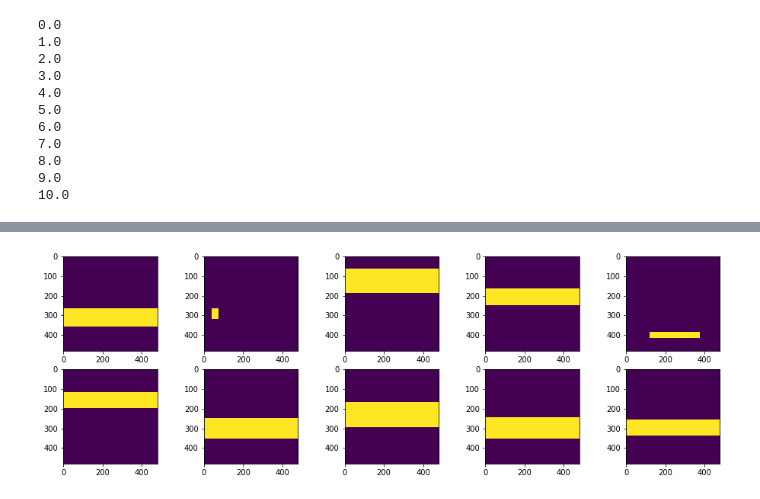
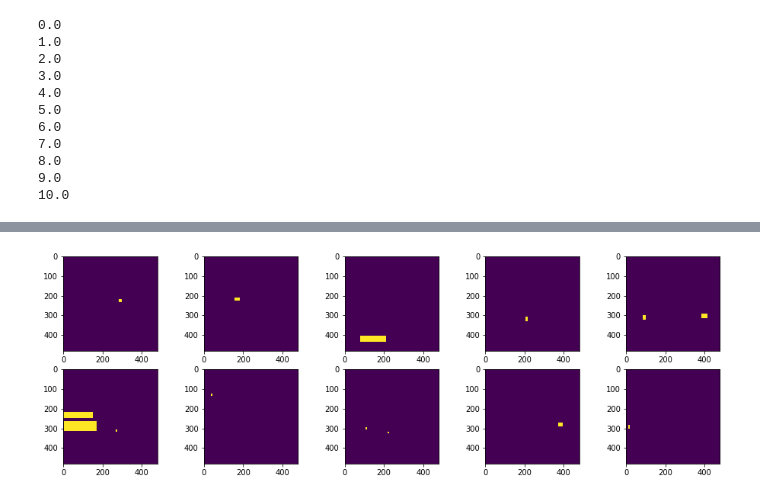
Before and after one commit to DaiyangLiu/mixed-project, a Jupyter notebook: lvcai-10-20/split-npy-pre1.ipynb, the cells around one changed output, grey strips where cells are left out. Cells and saved outputs as stored; diff of their text form; code cells hidden in the pictures.

```diff
--- a/lvcai-10-20/split-npy-pre1.ipynb
+++ b/lvcai-10-20/split-npy-pre1.ipynb
@@ -7,7 +7,7 @@ import matplotlib.pyplot as plt
 from sklearn.utils import shuffle
 %matplotlib inline
 # %%
-base_dir='F:/lvcai/guangdong_round2_train_20181011/squarenpy/'
+base_dir='F:/lvcai/guangdong_round2_train_20181011/sqaurenpy_withoutnormalize/'
 npy_list=os.listdir(base_dir)
 # %%
 npy_list
@@ -87,29 +87,9 @@ for  i in range(0,length,2):
 8.0
 9.0
 10.0
-# %%
-i=0
-X=np.load(base_dir+npy_list[i])
-Y=np.load(base_dir+npy_list[i+1])
-
-num = X.shape[0]
-tag = int(0.8*num)
-x,y = shuffle(X,Y,random_state=2019)
-
-x_train = x[:tag,:,:,:]
-x_val = x[tag:,:,:,:]
-
-y_train = y[:tag,:,:,:]
-y_val = y[tag:,:,:,:]
-
-np.save('F:/lvcai/guangdong_round2_train_20181011/splited-squrenpy/train/'+str( int(i/2))+'_X_train.npy',x_train)
-np.save('F:/lvcai/guangdong_round2_train_20181011/splited-squrenpy/val/'+str( int(i/2))+'_X_val.npy',x_val)
-
-np.save('F:/lvcai/guangdong_round2_train_20181011/splited-squrenpy/train/'+str( int(i/2))+'_Y_train.npy',y_train)
-np.save('F:/lvcai/guangdong_round2_train_20181011/splited-squrenpy/val/'+str( int(i/2))+'_Y_val.npy',y_val)
 # %%
-testx=np.load('F:/lvcai/guangdong_round2_train_20181011/splited-squrenpy/train/10_X_train.npy')
-testy=np.load('F:/lvcai/guangdong_round2_train_20181011/splited-squrenpy/train/10_Y_train.npy')
+testx=np.load('F:/lvcai/guangdong_round2_train_20181011/splited-squrenpy/train/X/10_X_train.npy')
+testy=np.load('F:/lvcai/guangdong_round2_train_20181011/splited-squrenpy/train/Y/10_Y_train.npy')
 # %%
 print(testx.shape)
 print(testy.shape)
@@ -136,7 +106,7 @@ Clipping input data to the valid range for imshow with RGB data ([0..1] for floa
 # %%
 plt.figure(figsize=(16,5))
 for  i in range(10):
     plt.subplot(2,5,i+1)
-    plt.imshow(testy[140+i,:,:,0])
+    plt.imshow(testy[140+i,:,:,9])
 # %% [output]
-[figure, old version]
+[figure, new version]
```
Also changed, not shown: parts of 2 cells of this notebook, 4 other files.
